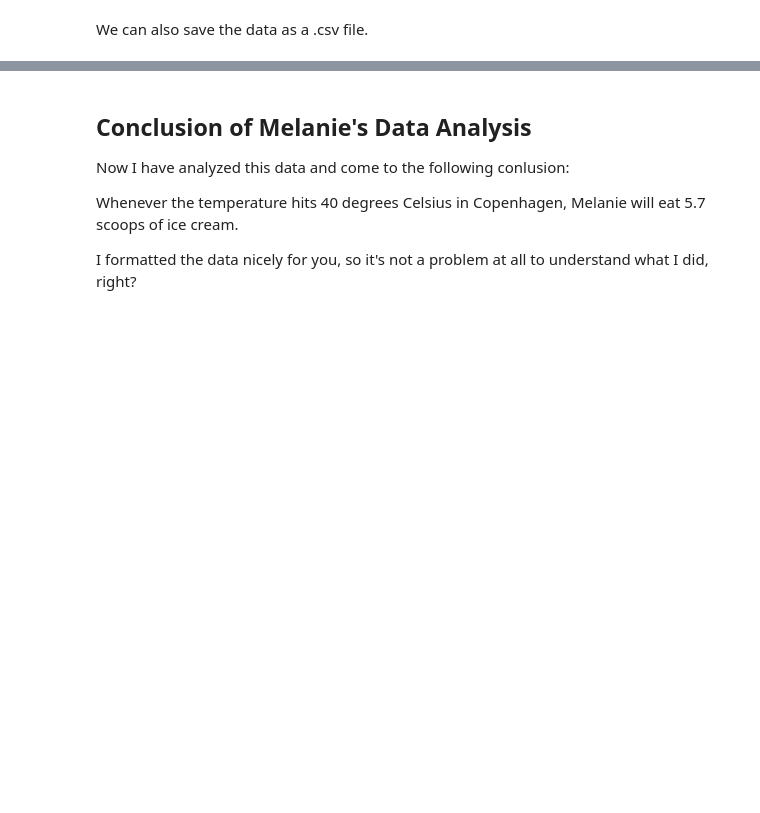
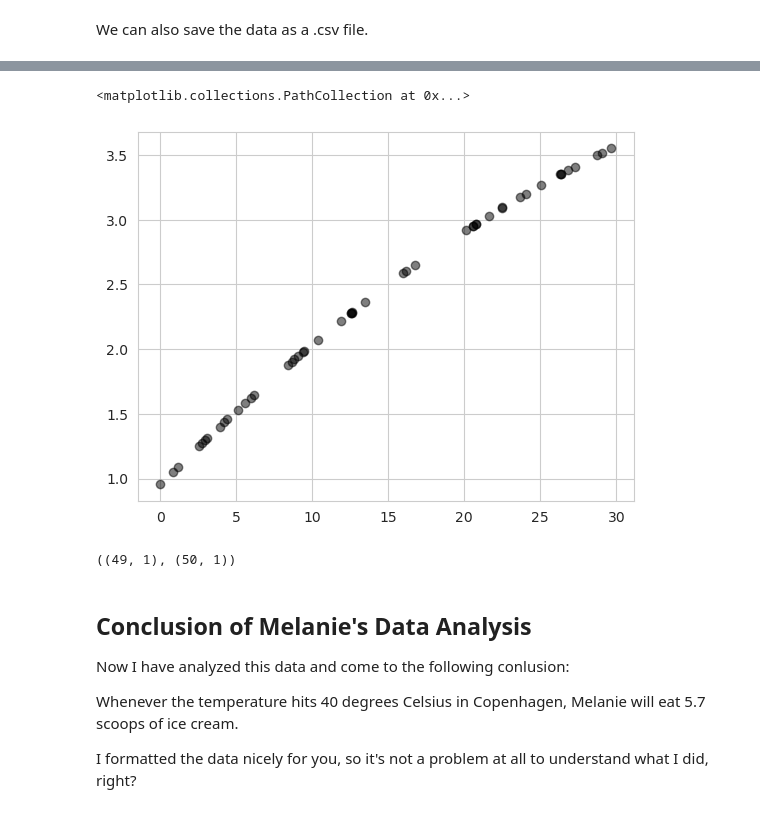
Before and after one commit to melanieganz/ReproducibleQuantitativeDataAnalysis-2025, a Jupyter notebook: provenance/ProvenanceInPractice.ipynb, the cells around one changed output, grey strips where cells are left out. Drawn from its saved outputs; the diff is of its cells as text; code cells hidden in the pictures; blank space fills up the shorter version.

```diff
--- a/provenance/ProvenanceInPractice.ipynb
+++ b/provenance/ProvenanceInPractice.ipynb
@@ -61,0 +83,10 @@ ICC.to_csv('MelsIceCreamHabits.csv')
+# %%
+temps = ICC['temperature [Celsius]'].values.reshape(-1, 1)
+icecream = ICC['ice cream [# scoops]'].values.reshape(-1, 1)
+# %%
+# Create and fit the model:
+model = LinearRegression()
+model.fit(temps, icecream)
+
+# Predict weights using the model:
+predicted_weights = model.predict(temps)
@@ -62,3 +117,12 @@ ICC.to_csv('MelsIceCreamHabits.csv')
+# %%
+plt.scatter(temps, predicted_weights_poly, label='Data', color='black', alpha=0.5)
+# %% [output]
+<matplotlib.collections.PathCollection at 0x...>
+[figure, added]
+# %%
+temps.shape, predicted_weights_poly.shape
+# %% [output]
+((49, 1), (50, 1))
 # %% [markdown]
 ## Conclusion of Melanie's Data Analysis
 
```
Also changed, not shown: parts of 9 cells of this notebook, 2 other files.
